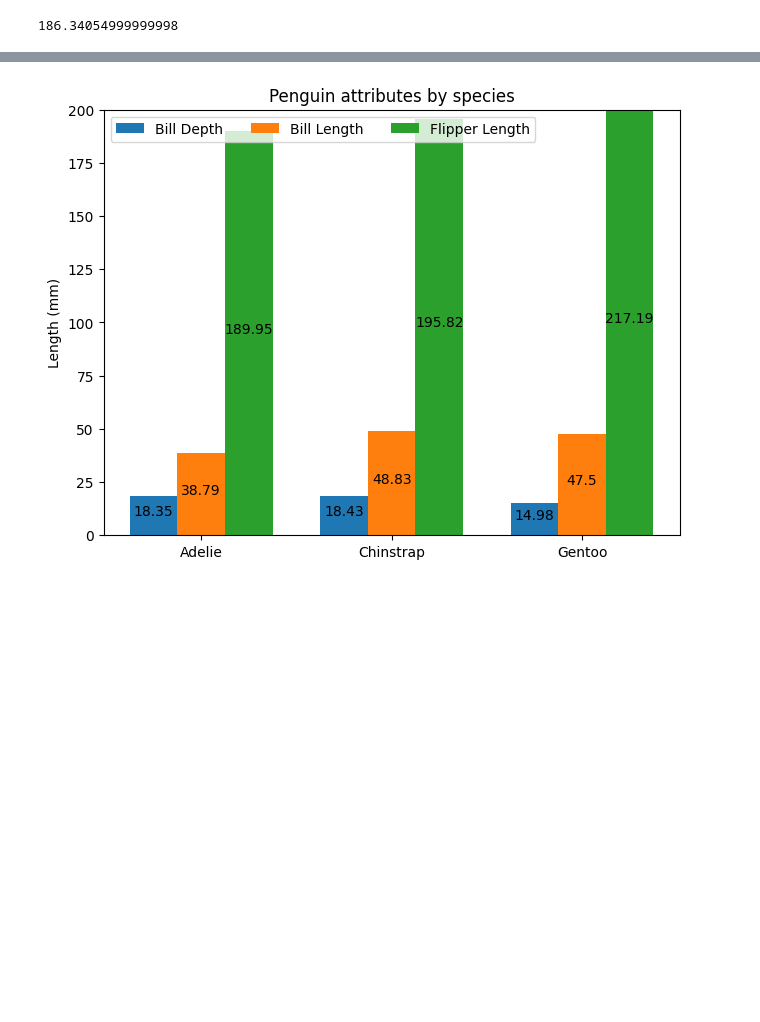
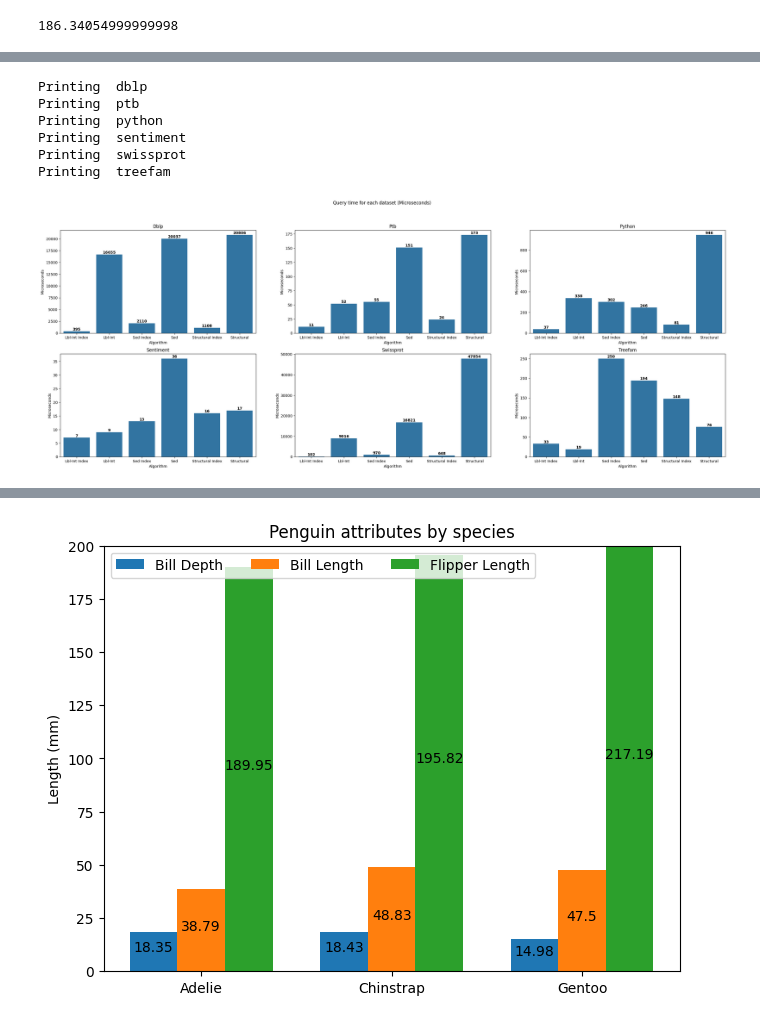
Before and after one commit to LukMRVC/tree-statistics, a Jupyter notebook: TED-viz.ipynb, the cells around one changed output, grey strips where cells are left out. Drawn from its saved outputs; the diff is of its cells as text; code cells hidden in the pictures; blank space fills up the shorter version.

Commit message:
Visualization for query times

```diff
--- a/TED-viz.ipynb
+++ b/TED-viz.ipynb
@@ -518,3 +566,19 @@ df = pd.read_csv('./resources/results/python/15/python-Structural-times-us.txt',
 df['LB time'].sum() / 1000 / 1000
 # %% [output]
 186.34054999999998
+# %%
+from os.path import join
+df = pd.DataFrame()
+cdf = pd.DataFrame()
+for ds in datasets:
+    times_path = join('resources/puser-results', ds, 'times.txt')
+    t = pd.read_csv(times_path, delimiter=';')
+    t = t.rename(columns=ALGORITHMS)
+    df = pd.concat([df, t.head(1)])
+
+    cdf = pd.concat([cdf, t.iloc[[1]]])
+df = df.set_index('dataset')
+cdf = cdf.set_index('dataset')
+display(df)
+# display(df.transpose())
+display(cdf)
@@ -520,0 +612,29 @@ df['LB time'].sum() / 1000 / 1000
+# %%
+f, axes = plt.subplots(2, 3, figsize=(32, 11))
+tdf = df.transpose()
+f.suptitle('Query time for each dataset (Microseconds)')
+
+# Custom color palette
+
+for i, ds in enumerate(datasets):
+    ax = int(i >= 3)
+    ay = i % 3
+    axes[ax][ay].set_title(ds.capitalize())
+    print('Printing ', ds)
+    bp = sns.barplot(tdf[ds], ax=axes[ax][ay])
+    bp.set(xlabel='Algorithm', ylabel='Microseconds')
+    bp.set_title(ds.capitalize())
+
+    # Add value annotations on top of each bar
+    for i, v in enumerate(tdf[ds]):
+        axes[ax][ay].text(i, v, str(v),
+                ha='center', va='bottom',  # horizontally centered, placed just above the bar
+                fontweight='bold')
+# %% [output]
+Printing  dblp
+Printing  ptb
+Printing  python
+Printing  sentiment
+Printing  swissprot
+Printing  treefam
+[figure, added]
```
Also changed, not shown: parts of 9 cells of this notebook, 3 other files.
